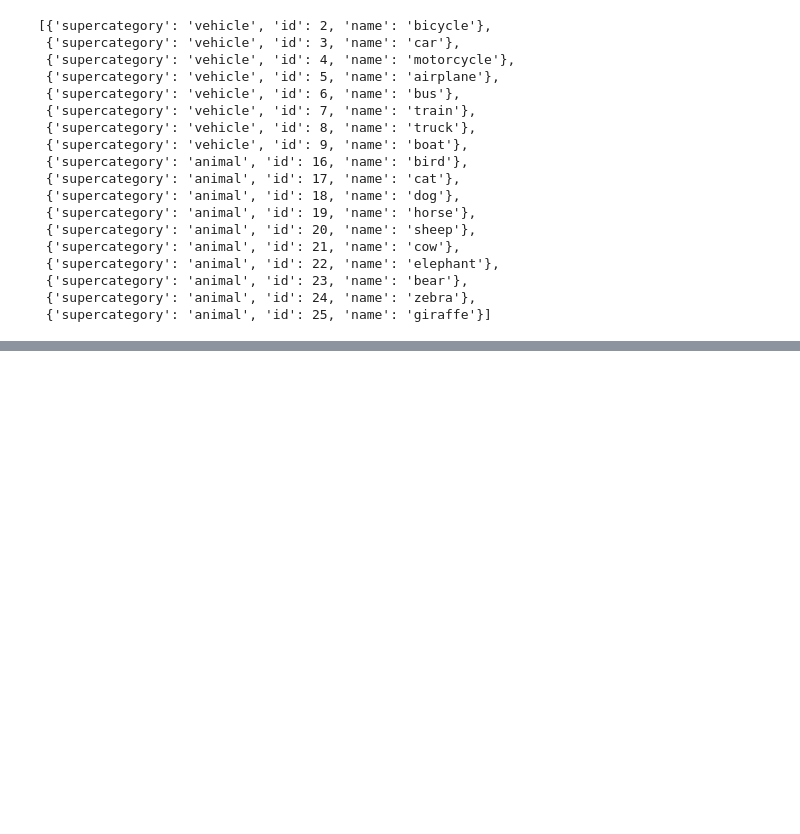
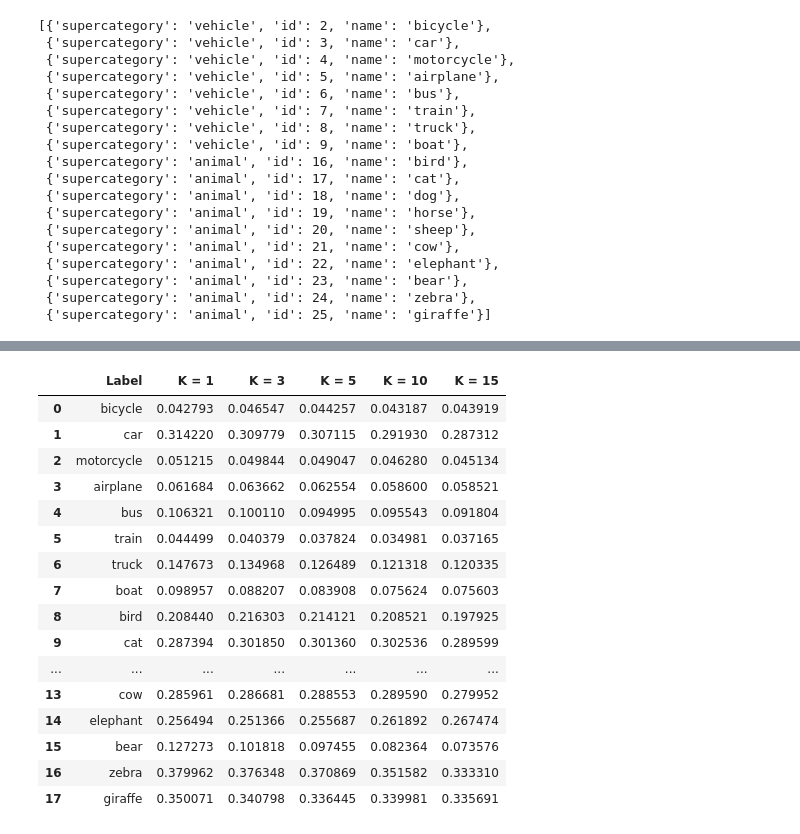
Before and after one commit to kspathak/cse547, a Jupyter notebook: project/metric_learning/metric_learning_evaluation.ipynb, the cells around one changed output, grey strips where cells are left out. Saved outputs shown, nothing was run; the diff lists cells and outputs as text; code cells hidden in the pictures; blank space fills up the shorter version.

```diff
--- a/project/metric_learning/metric_learning_evaluation.ipynb
+++ b/project/metric_learning/metric_learning_evaluation.ipynb
@@ -111,0 +99,30 @@ array([[4.41345988, 4.41345988, 4.77582108, ..., 5.36257026, 5.36257026,
+# %%
+from collections import OrderedDict
+
+average_precision_by_class = pd.DataFrame(OrderedDict([
+    ('Label', [c['name'] for c in categories]),
+    ('K = 1', [compute_average_precision_score(1, i) for i in range(len(categories))]),
+    ('K = 3', [compute_average_precision_score(3, i) for i in range(len(categories))]),
+    ('K = 5', [compute_average_precision_score(5, i) for i in range(len(categories))]),
+    ('K = 10', [compute_average_precision_score(10, i) for i in range(len(categories))]),
+    ('K = 15', [compute_average_precision_score(15, i) for i in range(len(categories))]),
+]))
+average_precision_by_class
+# %% [output]
+|  | Label | K = 1 | K = 3 | K = 5 | K = 10 | K = 15 |
+| 0 | bicycle | 0.042793 | 0.046547 | 0.044257 | 0.043187 | 0.043919 |
+| 1 | car | 0.314220 | 0.309779 | 0.307115 | 0.291930 | 0.287312 |
+| 2 | motorcycle | 0.051215 | 0.049844 | 0.049047 | 0.046280 | 0.045134 |
+| 3 | airplane | 0.061684 | 0.063662 | 0.062554 | 0.058600 | 0.058521 |
+| 4 | bus | 0.106321 | 0.100110 | 0.094995 | 0.095543 | 0.091804 |
+| 5 | train | 0.044499 | 0.040379 | 0.037824 | 0.034981 | 0.037165 |
+| 6 | truck | 0.147673 | 0.134968 | 0.126489 | 0.121318 | 0.120335 |
+| 7 | boat | 0.098957 | 0.088207 | 0.083908 | 0.075624 | 0.075603 |
+| 8 | bird | 0.208440 | 0.216303 | 0.214121 | 0.208521 | 0.197925 |
+| 9 | cat | 0.287394 | 0.301850 | 0.301360 | 0.302536 | 0.289599 |
+| ... | ... | ... | ... | ... | ... | ... |
+| 13 | cow | 0.285961 | 0.286681 | 0.288553 | 0.289590 | 0.279952 |
+| 14 | elephant | 0.256494 | 0.251366 | 0.255687 | 0.261892 | 0.267474 |
+| 15 | bear | 0.127273 | 0.101818 | 0.097455 | 0.082364 | 0.073576 |
+| 16 | zebra | 0.379962 | 0.376348 | 0.370869 | 0.351582 | 0.333310 |
+| 17 | giraffe | 0.350071 | 0.340798 | 0.336445 | 0.339981 | 0.335691 |
```
Also changed, not shown: parts of 9 cells of this notebook, 7 other files.
